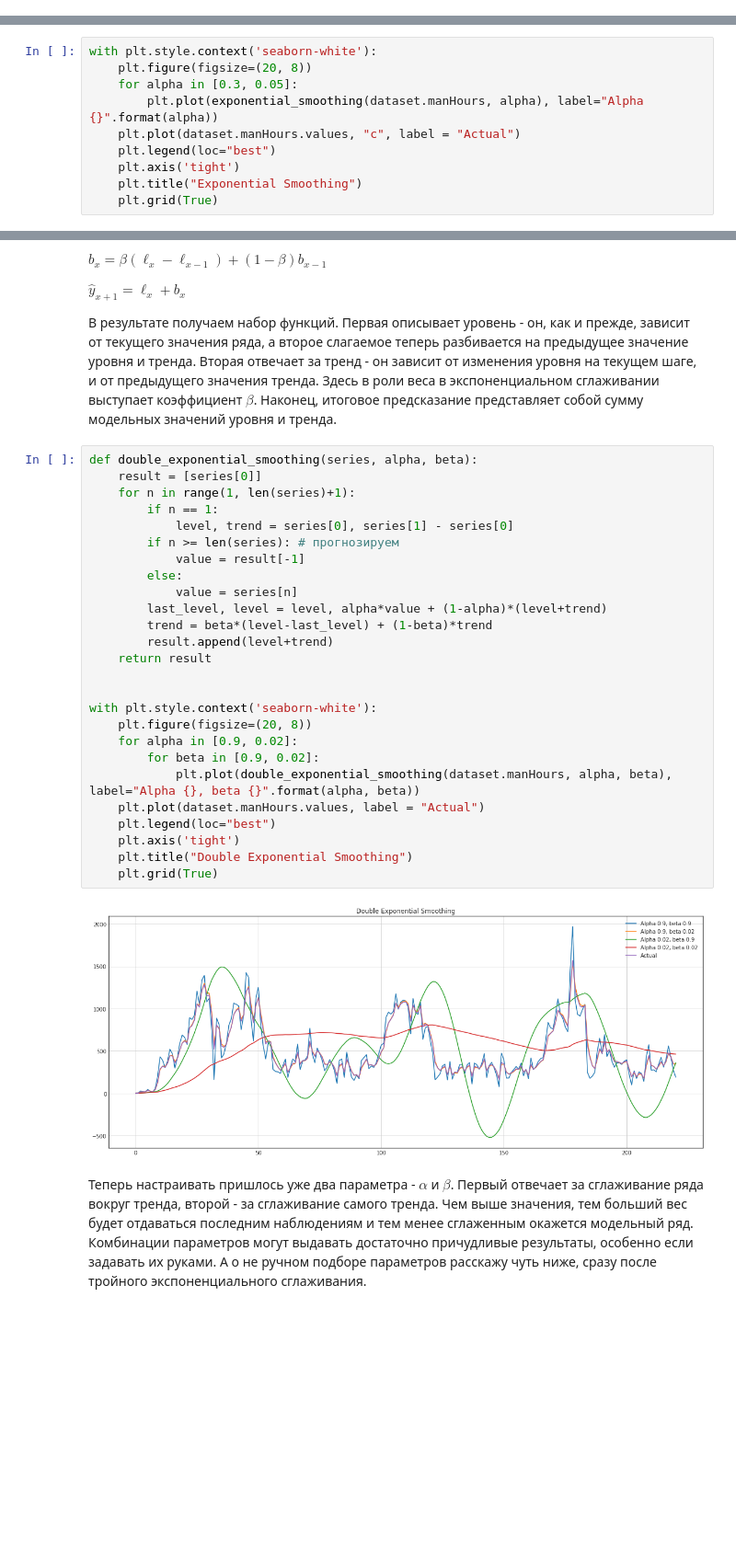
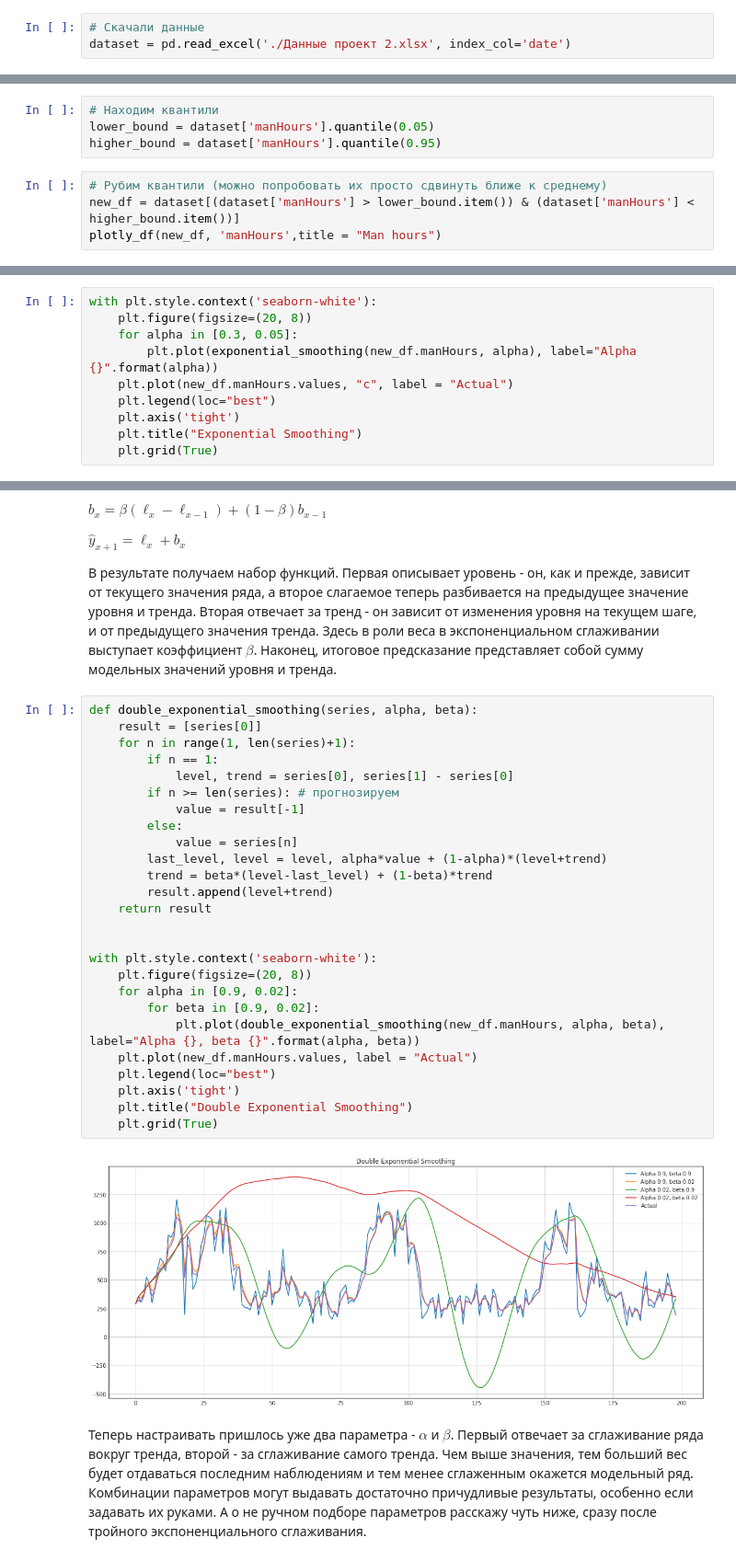
Before and after one commit to Penitto/StochProcs2, a Jupyter notebook: topic9_part1_time_series_python.ipynb, the cells around one changed output, grey strips where cells are left out. Shown at 92% size. Drawn from its saved outputs; the diff is of its cells as text; blank space fills up the shorter version.

```diff
--- a/topic9_part1_time_series_python.ipynb
+++ b/topic9_part1_time_series_python.ipynb
@@ -92,0 +58,3 @@ plotly_df(dataset, title = "Man hours")
+# %%
+# Скачали данные
+dataset = pd.read_excel('./Данные проект 2.xlsx', index_col='date')
@@ -92,0 +95,8 @@ plotly_df(dataset, title = "Man hours")
+# %%
+# Находим квантили
+lower_bound = dataset['manHours'].quantile(0.05)
+higher_bound = dataset['manHours'].quantile(0.95)
+# %%
+# Рубим квантили (можно попробовать их просто сдвинуть ближе к среднему)
+new_df = dataset[(dataset['manHours'] > lower_bound.item()) & (dataset['manHours'] < higher_bound.item())]
+plotly_df(new_df, 'manHours',title = "Man hours")
@@ -177,8 +187,8 @@ def exponential_smoothing(series, alpha):
 with plt.style.context('seaborn-white'):
     plt.figure(figsize=(20, 8))
     for alpha in [0.3, 0.05]:
-        plt.plot(exponential_smoothing(dataset.manHours, alpha), label="Alpha {}".format(alpha))
-    plt.plot(dataset.manHours.values, "c", label = "Actual")
+        plt.plot(exponential_smoothing(new_df.manHours, alpha), label="Alpha {}".format(alpha))
+    plt.plot(new_df.manHours.values, "c", label = "Actual")
     plt.legend(loc="best")
     plt.axis('tight')
     plt.title("Exponential Smoothing")
@@ -202,31 +212,31 @@ $\hat{y}_{x+1} = \ell_x + b_x$
 # %%
 def double_exponential_smoothing(series, alpha, beta):
     result = [series[0]]
     for n in range(1, len(series)+1):
         if n == 1:
             level, trend = series[0], series[1] - series[0]
         if n >= len(series): # прогнозируем
             value = result[-1]
         else:
             value = series[n]
         last_level, level = level, alpha*value + (1-alpha)*(level+trend)
         trend = beta*(level-last_level) + (1-beta)*trend
         result.append(level+trend)
     return result
 
 
 with plt.style.context('seaborn-white'):
     plt.figure(figsize=(20, 8))
     for alpha in [0.9, 0.02]:
         for beta in [0.9, 0.02]:
-            plt.plot(double_exponential_smoothing(dataset.manHours, alpha, beta), label="Alpha {}, beta {}".format(alpha, beta))
-    plt.plot(dataset.manHours.values, label = "Actual")
+            plt.plot(double_exponential_smoothing(new_df.manHours, alpha, beta), label="Alpha {}, beta {}".format(alpha, beta))
+    plt.plot(new_df.manHours.values, label = "Actual")
     plt.legend(loc="best")
     plt.axis('tight')
     plt.title("Double Exponential Smoothing")
     plt.grid(True)
 # %% [output]
-[figure, old version]
+[figure, new version]
 # %% [markdown]
 Теперь настраивать пришлось уже два параметра - $\alpha$ и $\beta$. Первый отвечает за сглаживание ряда вокруг тренда, второй - за сглаживание самого тренда. Чем выше значения, тем больший вес будет отдаваться последним наблюдениям и тем менее сглаженным окажется модельный ряд. Комбинации параметров могут выдавать достаточно причудливые результаты, особенно если задавать их руками. А о не ручном подборе параметров расскажу чуть ниже, сразу после тройного экспоненциального сглаживания.
 # %% [markdown]
```
Also changed, not shown: parts of 41 cells of this notebook.
